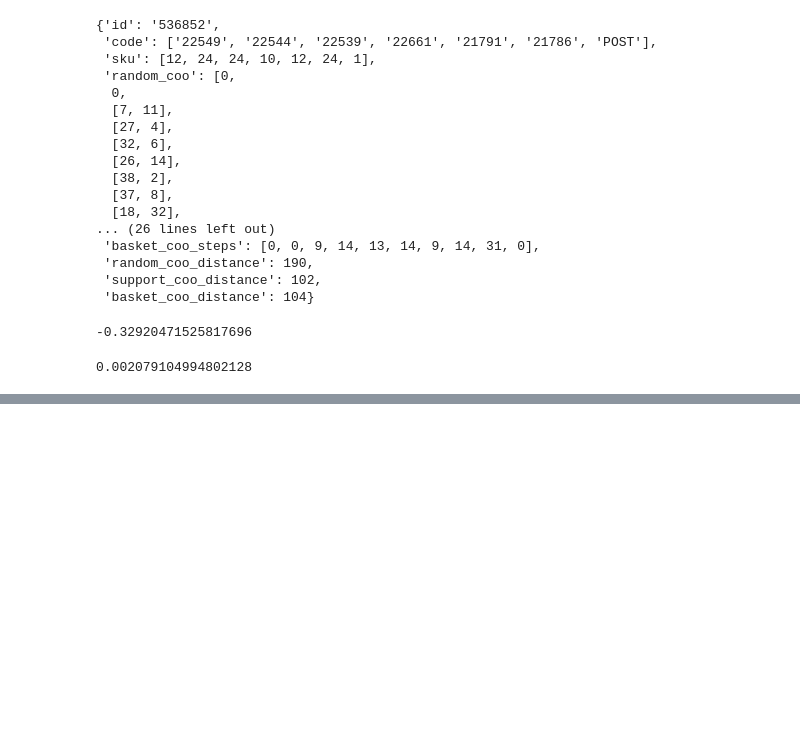
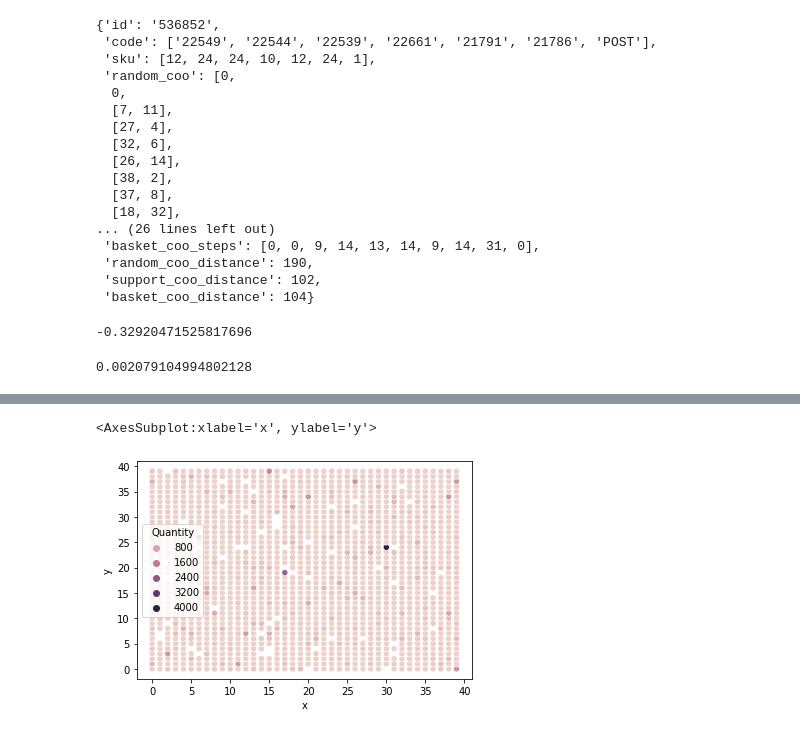
Before and after one commit to Michiel-DK/olist, a Jupyter notebook: data/apriori dataset ecom.ipynb, the cells around one changed output, grey strips where cells are left out. Cells and saved outputs as stored; diff of their text form; code cells hidden in the pictures; blank space fills up the shorter version.

Commit message:
graphs

```diff
--- a/data/apriori dataset ecom.ipynb
+++ b/data/apriori dataset ecom.ipynb
@@ -455,0 +470,8 @@ sum(ls_basket)/sum(ls_support) - 1
+# %%
+merge_viz = merge_fr[['RandomLoc', 'SupportLoc', 'BasketLoc', 'Quantity']]
+wh_viz = wh[['x','y','coordinates']]
+# %%
+merge_viz['RandomLoc'] = merge_viz['RandomLoc'].apply(tuple)
+merge_viz['SupportLoc'] = merge_viz['SupportLoc'].apply(tuple)
+merge_viz['BasketLoc'] = merge_viz['BasketLoc'].apply(tuple)
+wh_viz['coordinates'] = wh_viz['coordinates'].apply(tuple)
@@ -455,0 +499,8 @@ sum(ls_basket)/sum(ls_support) - 1
+# %%
+wh_random = merge_viz.groupby('RandomLoc')['Quantity'].sum().reset_index().rename(columns={'RandomLoc':'coordinates'})
+wh_support = merge_viz.groupby('SupportLoc')['Quantity'].sum().reset_index().rename(columns={'SupportLoc':'coordinates'})
+wh_basket = merge_viz.groupby('BasketLoc')['Quantity'].sum().reset_index().rename(columns={'BasketLoc':'coordinates'})
+# %%
+wh_random = wh_random.merge(wh_viz, on='coordinates', how='left')
+wh_support= wh_support.merge(wh_viz, on='coordinates', how='left')
+wh_basket = wh_basket.merge(wh_viz, on='coordinates', how='left')
@@ -455,0 +516,5 @@ sum(ls_basket)/sum(ls_support) - 1
+# %%
+sns.scatterplot(data=wh_random, x='x', y='y', hue='Quantity')
+# %% [output]
+<AxesSubplot:xlabel='x', ylabel='y'>
+[figure, added]
```
Also changed, not shown: parts of 7 cells of this notebook.
